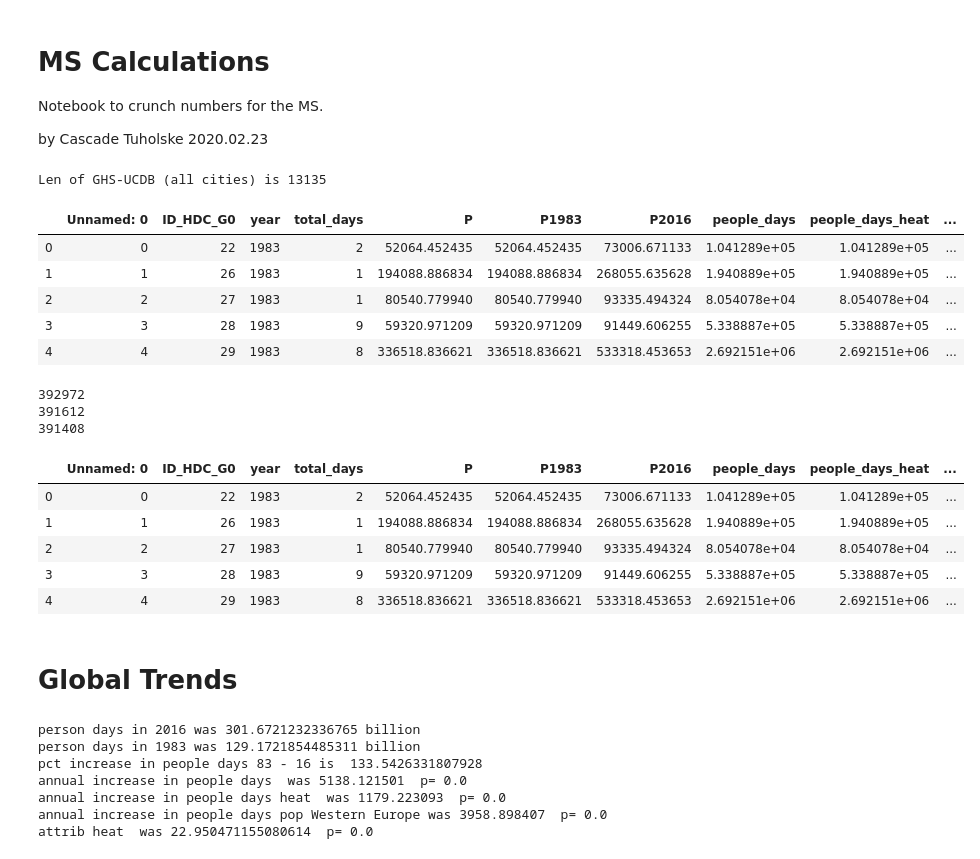
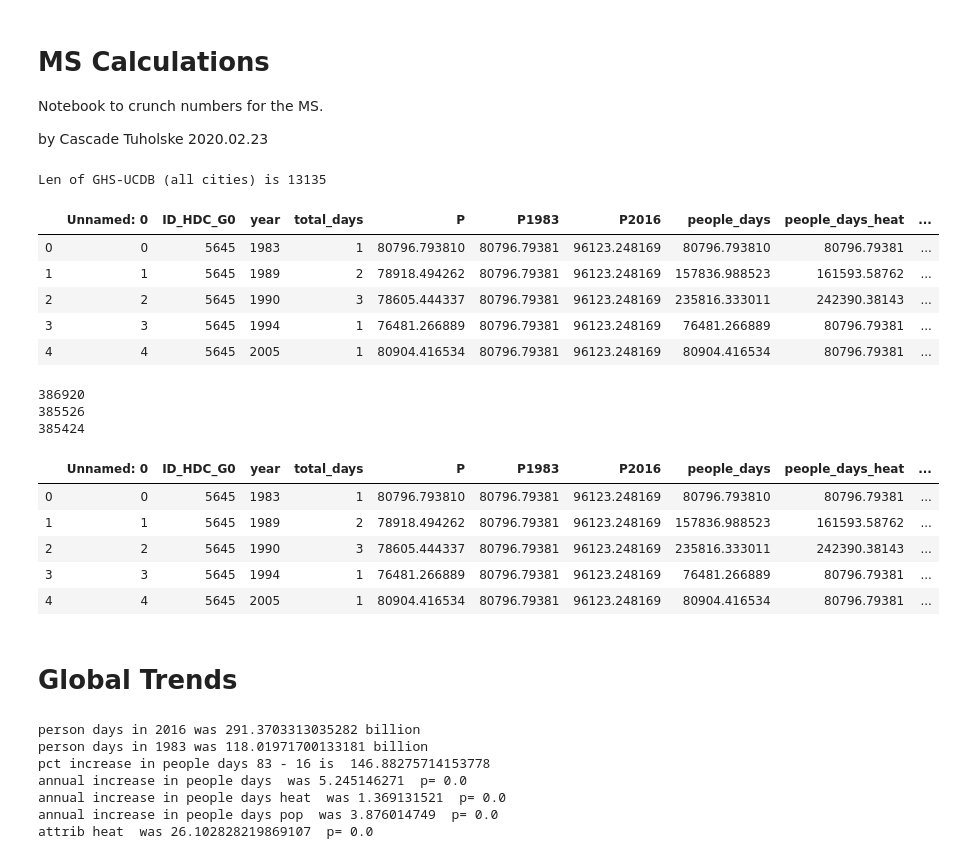
Before and after one commit to ecohydro/GlobalUrbanHeat, a Jupyter notebook: Notebooks/cpt_MS_calculations.ipynb, the cells around one changed output. Cells and saved outputs as stored; diff of their text form; code cells hidden in the pictures.

```diff
--- a/Notebooks/cpt_MS_calculations.ipynb
+++ b/Notebooks/cpt_MS_calculations.ipynb
@@ -40,48 +40,53 @@ def lm_func(df, col):
 # %%
 #### Load Data
 
 # file paths
 DATA_IN = "/home/cascade/projects/UrbanHeat/data/"  # Note: Need ?dl=1 to make sure this file gets read correctly
 FIG_OUT = "/home/cascade/projects/UrbanHeat/figures/"
-FN_IN = 'processed/All_data_HI406_figdata.csv'
-#FN_IN = '/home/cascade/projects/UrbanHeat/data/processed/oldworkflow/All_data_Raw406_es_final_pdayadd.csv'
+FN_IN = 'processed/AllDATA-GHS-ERA5-HI406-FIGDATA.csv'
+HI_STATS = pd.read_csv(DATA_IN+FN_IN)
+
+# Set scale
+scale = 10**9
 
 # STATS IN
 HI_STATS = pd.read_csv(DATA_IN+FN_IN)
 
 # GHS-UCDB IN
 GHS_FN = 'raw/GHS_UCDB/GHS_STAT_UCDB2015MT_GLOBE_R2019A_V1_0.shp'
 GHS = gpd.read_file(DATA_IN+GHS_FN)
 print('Len of GHS-UCDB (all cities) is', len(GHS))
 
 # Check it
 HI_STATS.head()
 # %% [output]
 Len of GHS-UCDB (all cities) is 13135
 |  | Unnamed: 0 | ID_HDC_G0 | year | total_days | P | P1983 | P2016 | people_days | people_days_heat | ... |
-| 0 | 0 | 22 | 1983 | 2 | 52064.452435 | 52064.452435 | 73006.671133 | 1.041289e+05 | 1.041289e+05 | ... |
-| 1 | 1 | 26 | 1983 | 1 | 194088.886834 | 194088.886834 | 268055.635628 | 1.940889e+05 | 1.940889e+05 | ... |
-| 2 | 2 | 27 | 1983 | 1 | 80540.779940 | 80540.779940 | 93335.494324 | 8.054078e+04 | 8.054078e+04 | ... |
-| 3 | 3 | 28 | 1983 | 9 | 59320.971209 | 59320.971209 | 91449.606255 | 5.338887e+05 | 5.338887e+05 | ... |
-| 4 | 4 | 29 | 1983 | 8 | 336518.836621 | 336518.836621 | 533318.453653 | 2.692151e+06 | 2.692151e+06 | ... |
+| 0 | 0 | 5645 | 1983 | 1 | 80796.793810 | 80796.79381 | 96123.248169 | 80796.793810 | 80796.79381 | ... |
+| 1 | 1 | 5645 | 1989 | 2 | 78918.494262 | 80796.79381 | 96123.248169 | 157836.988523 | 161593.58762 | ... |
+| 2 | 2 | 5645 | 1990 | 3 | 78605.444337 | 80796.79381 | 96123.248169 | 235816.333011 | 242390.38143 | ... |
+| 3 | 3 | 5645 | 1994 | 1 | 76481.266889 | 80796.79381 | 96123.248169 | 76481.266889 | 80796.79381 | ... |
+| 4 | 4 | 5645 | 2005 | 1 | 80904.416534 | 80796.79381 | 96123.248169 | 80904.416534 | 80796.79381 | ... |
 # %%
-#### Drop 40 cities where P1983 == 40 -- see comments in Fig 2 & 3 code CPT 2020.03.03
+#### Drop cities where P1983 == 0
 print(len(HI_STATS))
 HI_STATS = HI_STATS[HI_STATS['P1983'] > 0]
 print(len(HI_STATS))
 
 #### Drop cities with only one Tmax Day in 1983 and none else because you cannot regress them
-drop_list = [2543, 2560, 3667, 3669, 6122, 6156] # city IDS
+#drop_list = [2543, 2560, 3667, 3669, 6122, 6156] # city ids for MERRA2
+drop_list = [832, 1732, 5521] # city IDS for ERA5
+
 HI_STATS= HI_STATS[~HI_STATS['ID_HDC_G0'].isin(drop_list)]
 print(len(HI_STATS))
 # %% [output]
-392972
-391612
-391408
+386920
+385526
+385424
 # %%
 ## Add In Meta Data
 geog = ['region', 'intermediate-region', 'sub-region','CTR_MN_NM', 'ID_HDC_G0', 'GCPNT_LAT', 'GCPNT_LON']
-meta_fn = 'processed/All_data_HI406_meta.csv'
+meta_fn = 'processed/AllDATA-GHS-ERA5-HI406-META.csv'
 all_data = pd.read_csv(DATA_IN+meta_fn)
 meta = all_data[geog]
 meta = meta.drop_duplicates('ID_HDC_G0')
@@ -91,11 +96,11 @@ HI_STATS= HI_STATS.merge(meta, on = 'ID_HDC_G0', how = 'left')
 HI_STATS.head()
 # %% [output]
 |  | Unnamed: 0 | ID_HDC_G0 | year | total_days | P | P1983 | P2016 | people_days | people_days_heat | ... |
-| 0 | 0 | 22 | 1983 | 2 | 52064.452435 | 52064.452435 | 73006.671133 | 1.041289e+05 | 1.041289e+05 | ... |
-| 1 | 1 | 26 | 1983 | 1 | 194088.886834 | 194088.886834 | 268055.635628 | 1.940889e+05 | 1.940889e+05 | ... |
-| 2 | 2 | 27 | 1983 | 1 | 80540.779940 | 80540.779940 | 93335.494324 | 8.054078e+04 | 8.054078e+04 | ... |
-| 3 | 3 | 28 | 1983 | 9 | 59320.971209 | 59320.971209 | 91449.606255 | 5.338887e+05 | 5.338887e+05 | ... |
-| 4 | 4 | 29 | 1983 | 8 | 336518.836621 | 336518.836621 | 533318.453653 | 2.692151e+06 | 2.692151e+06 | ... |
+| 0 | 0 | 5645 | 1983 | 1 | 80796.793810 | 80796.79381 | 96123.248169 | 80796.793810 | 80796.79381 | ... |
+| 1 | 1 | 5645 | 1989 | 2 | 78918.494262 | 80796.79381 | 96123.248169 | 157836.988523 | 161593.58762 | ... |
+| 2 | 2 | 5645 | 1990 | 3 | 78605.444337 | 80796.79381 | 96123.248169 | 235816.333011 | 242390.38143 | ... |
+| 3 | 3 | 5645 | 1994 | 1 | 76481.266889 | 80796.79381 | 96123.248169 | 76481.266889 | 80796.79381 | ... |
+| 4 | 4 | 5645 | 2005 | 1 | 80904.416534 | 80796.79381 | 96123.248169 | 80904.416534 | 80796.79381 | ... |
 # %% [markdown]
 # Global Trends
 # %%
@@ -118,20 +123,20 @@ print('pct increase in people days 83 - 16 is ', out)
 #### Rate of change
 data = HI_STATS
 coef, r2, p = lm_func(data, 'people_days')
-print('annual increase in people days ', 'was', coef/10**6, ' p=', p)
+print('annual increase in people days ', 'was', coef/10**9, ' p=', p)
 coef1, r21, p1 = lm_func(data, 'people_days_heat')
-print('annual increase in people days heat ', 'was', coef1/10**6, ' p=', p)
+print('annual increase in people days heat ', 'was', coef1/10**9, ' p=', p)
 coef2, r22, p2 = lm_func(data, 'people_days_pop')
-print('annual increase in people days pop ', 'was', coef2/10**6, ' p=', p)
+print('annual increase in people days pop ', 'was', coef2/10**9, ' p=', p)
 print('attrib heat ', 'was', coef1 / coef *100, ' p=', p, '\n')
 # %% [output]
-person days in 2016 was 301.6721232336765 billion
-person days in 1983 was 129.1721854485311 billion
-pct increase in people days 83 - 16 is  133.5426331807928
-annual increase in people days  was 5138.121501  p= 0.0
-annual increase in people days heat  was 1179.223093  p= 0.0
-annual increase in people days pop Western Europe was 3958.898407  p= 0.0
-attrib heat  was 22.950471155080614  p= 0.0
+person days in 2016 was 291.3703313035282 billion
+person days in 1983 was 118.01971700133181 billion
+pct increase in people days 83 - 16 is  146.88275714153778
+annual increase in people days  was 5.245146271  p= 0.0
+annual increase in people days heat  was 1.369131521  p= 0.0
+annual increase in people days pop  was 3.876014749  p= 0.0
+attrib heat  was 26.102828219869107  p= 0.0
 # %%
 #### Pct Pday Annual Increase from Heat
 coef_pdays, r2_pdays, p_pdays = lm_func(HI_STATS, 'people_days') # regress pdays
```
Also changed, not shown: parts of 59 cells of this notebook, 2 other files.
